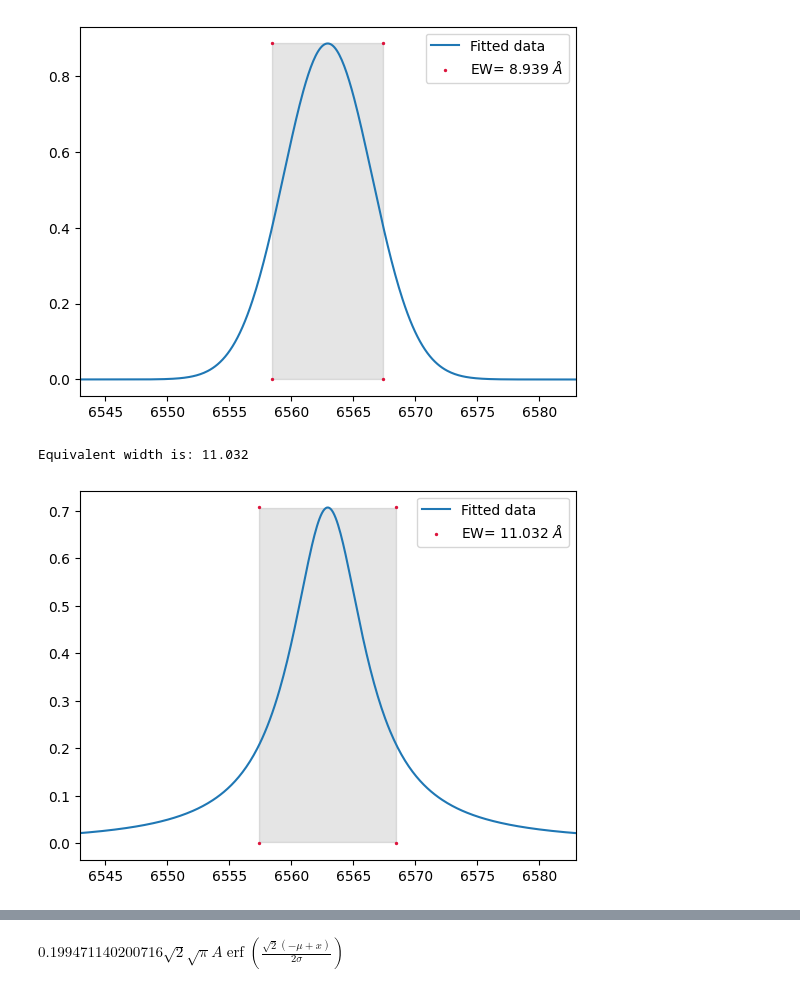
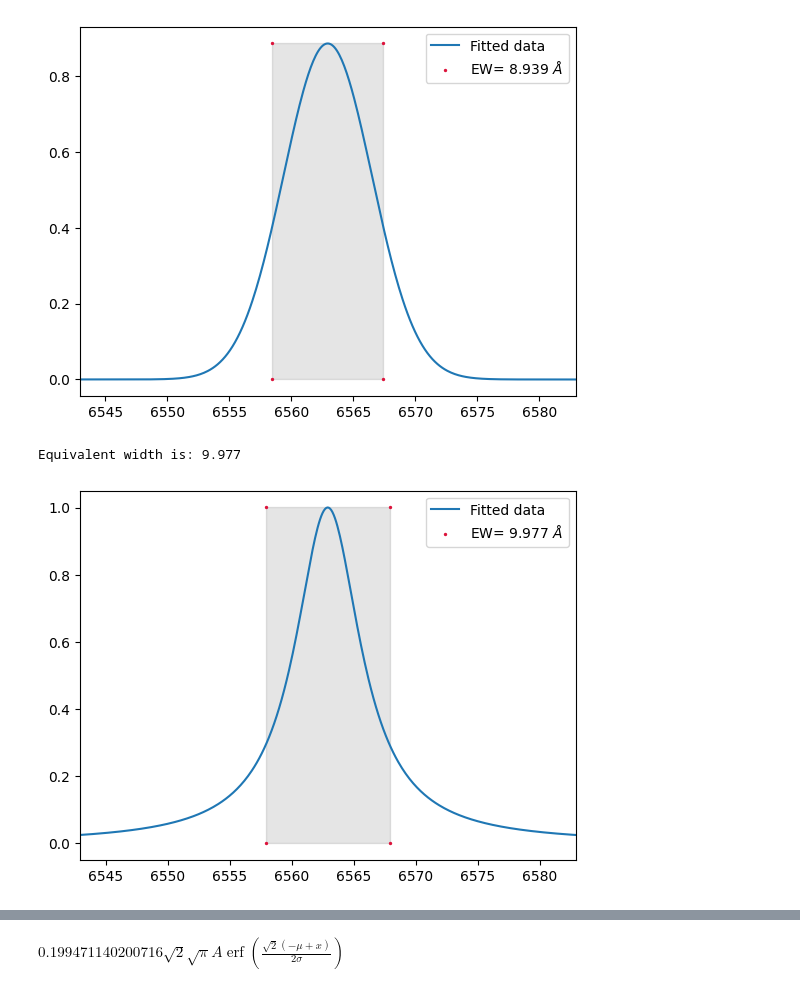
Before and after one commit to Sidius-DEV/IR_Variability_Of_BeXRBs_PhD, a Jupyter notebook: Scripts/Test_integrals1.ipynb, the cells around one changed output, grey strips where cells are left out. Drawn from its saved outputs; the diff is of its cells as text; code cells hidden in the pictures.

```diff
--- a/Scripts/Test_integrals1.ipynb
+++ b/Scripts/Test_integrals1.ipynb
@@ -70,43 +70,43 @@ f
 smp.integrate(f, (x, -smp.oo, smp.oo))
 
 f = lambda x: a/(np.pi) * (b/((x-c)**2+b**2))
-a,b,c = 7.922,3.566,6562.93 #input the values for amplitude, width, centre of peak
+a,b,c = 10.11998,3.22,6562.88 #input the values for amplitude, width, centre of peak
 height = 0.3183099*a/b #Get the true height of the peak
 FULL_integral = quad(f, 6400, 6700)[0] #this is the full value if the fitted function is integrated
 
 step_size = 0.00001 #step size with which the rectangle width is increased until that rectangle has the same area as the full integral
 delta = 0 # Place holder variables up to PART_integral, this one is for the size of the move away from the centre
 left = 0 # The left point where the EW measurement is taken
 right = 0 # The right point where the EW measurement is taken
 PART_integral = 0 #Area of the rectangle used to find EW
 
 while(PART_integral<=FULL_integral):
     delta = delta+step_size
     left = c - delta
     right= c + delta
     PART_integral = height * (2*delta)
     # print(PART_integral,FULL_integral)
 EW = right-left
 print(f"Equivalent width is: {round(EW,3)}")
 
 
 def func(x): #This is just for plotting so use the definitions I already made.
-    a,b,c = 7.922,3.566,6562.93 #Values for Amplitude (not height!), width (sigma) and centre of the  fitted curve (mu)
+    a,b,c = 10.11998,3.22,6562.88 #Values for Amplitude (not height!), width (sigma) and centre of the  fitted curve (mu)
     return a/(np.pi) * (b/((x-c)**2+b**2))
 
 xvals=np.linspace(6500,6600,1000)
 yvals=[]
 for i in range(0,len(xvals)):
     yvals.append(func(xvals[i]))
 plt.plot(xvals,yvals, label="Fitted data")
 plt.fill_betweenx([min(yvals),max(yvals)],left,right, alpha=0.1,color="black")
 plt.scatter([left,right,right,left],[height,height,0,0], s=2, color="crimson",label=rf"EW= {round(EW,3)} $\AA$")
 plt.xlim(c-20,c+20)
 plt.legend(fontsize=10)
 plt.show()
 # %% [output]
-Equivalent width is: 11.032
+Equivalent width is: 9.977
-[figure, old version]
+[figure, new version]
 # %%
 ##### Voigt symbolic definition
 x = smp.symbols('x', real=True)
```
Also changed, not shown: parts of 1 cell of this notebook.
